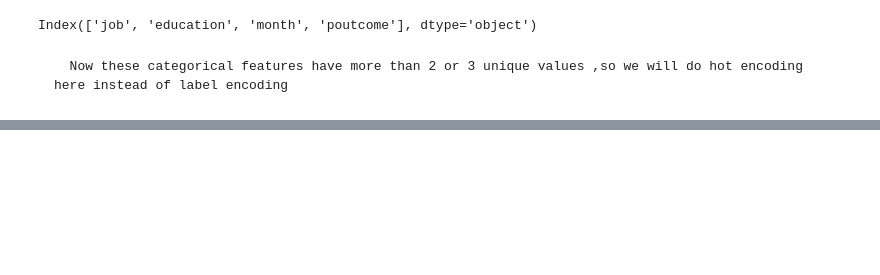
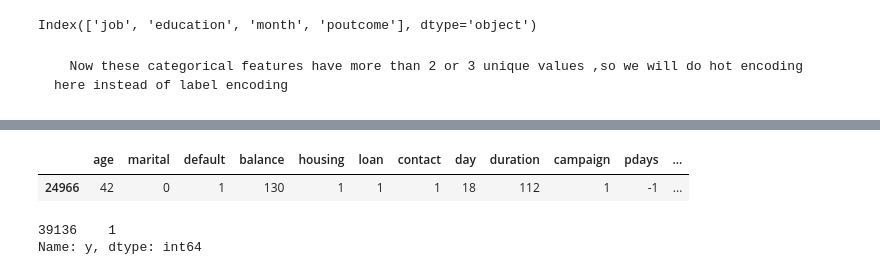
Before and after one commit to ajayn3300/Bank-Marketing-Effectiveness-Prediction---Classification, a Jupyter notebook: Bank_Marketing_Effectiveness_Prediction_Capstone_Project.ipynb, the cells around one changed output, grey strips where cells are left out. Drawn from its saved outputs; the diff is of its cells as text; code cells hidden in the pictures; blank space fills up the shorter version.

```diff
--- a/Bank_Marketing_Effectiveness_Prediction_Capstone_Project.ipynb
+++ b/Bank_Marketing_Effectiveness_Prediction_Capstone_Project.ipynb
@@ -382,0 +362,13 @@ df.describe()
+# %%
+# x sample
+x.sample(1)
+# %% [output]
+|  | age | marital | default | balance | housing | loan | contact | day | duration | campaign | pdays | ... |
+| 24966 | 42 | 0 | 1 | 130 | 1 | 1 | 1 | 18 | 112 | 1 | -1 | ... |
+# %%
+
+#y.sample
+y.sample(1)
+# %% [output]
+39136    1
+Name: y, dtype: int64
```
Also changed, not shown: parts of 23 cells of this notebook.
